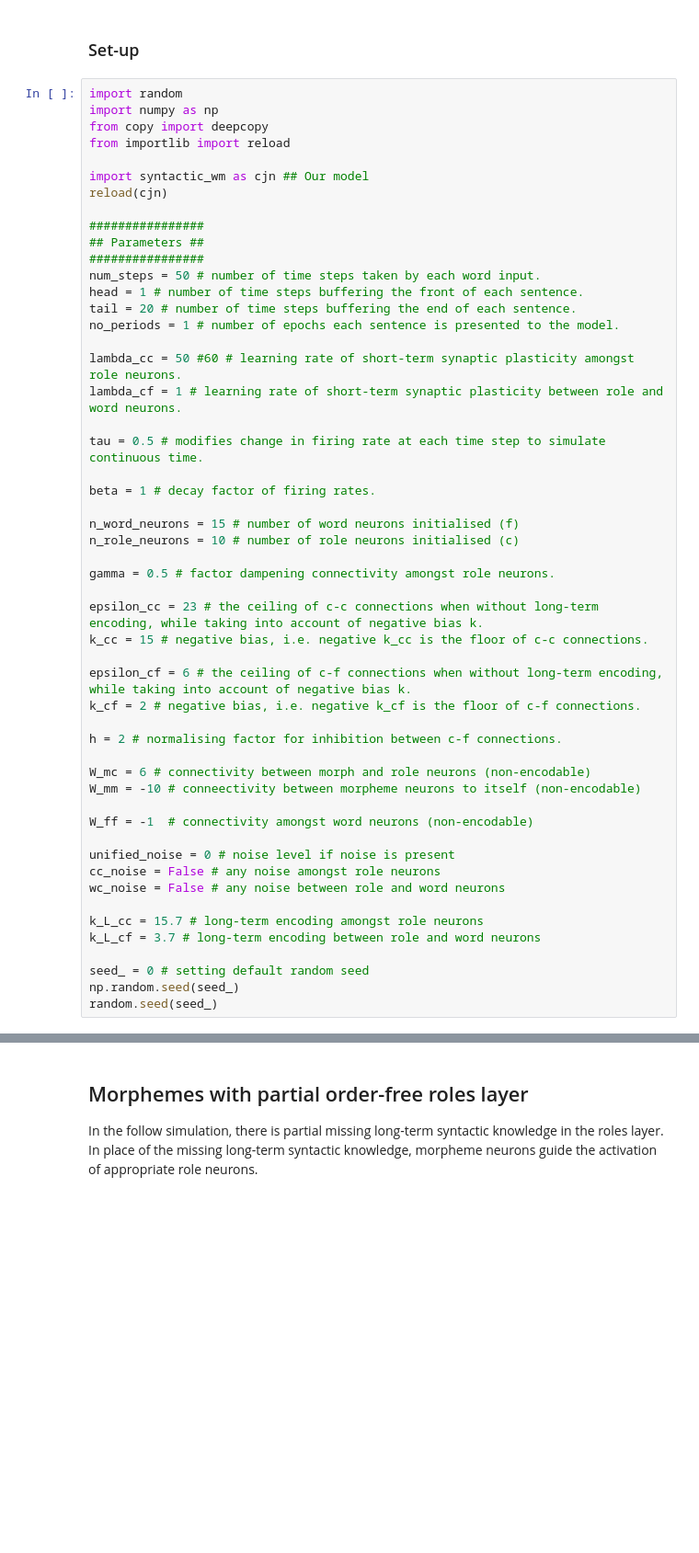
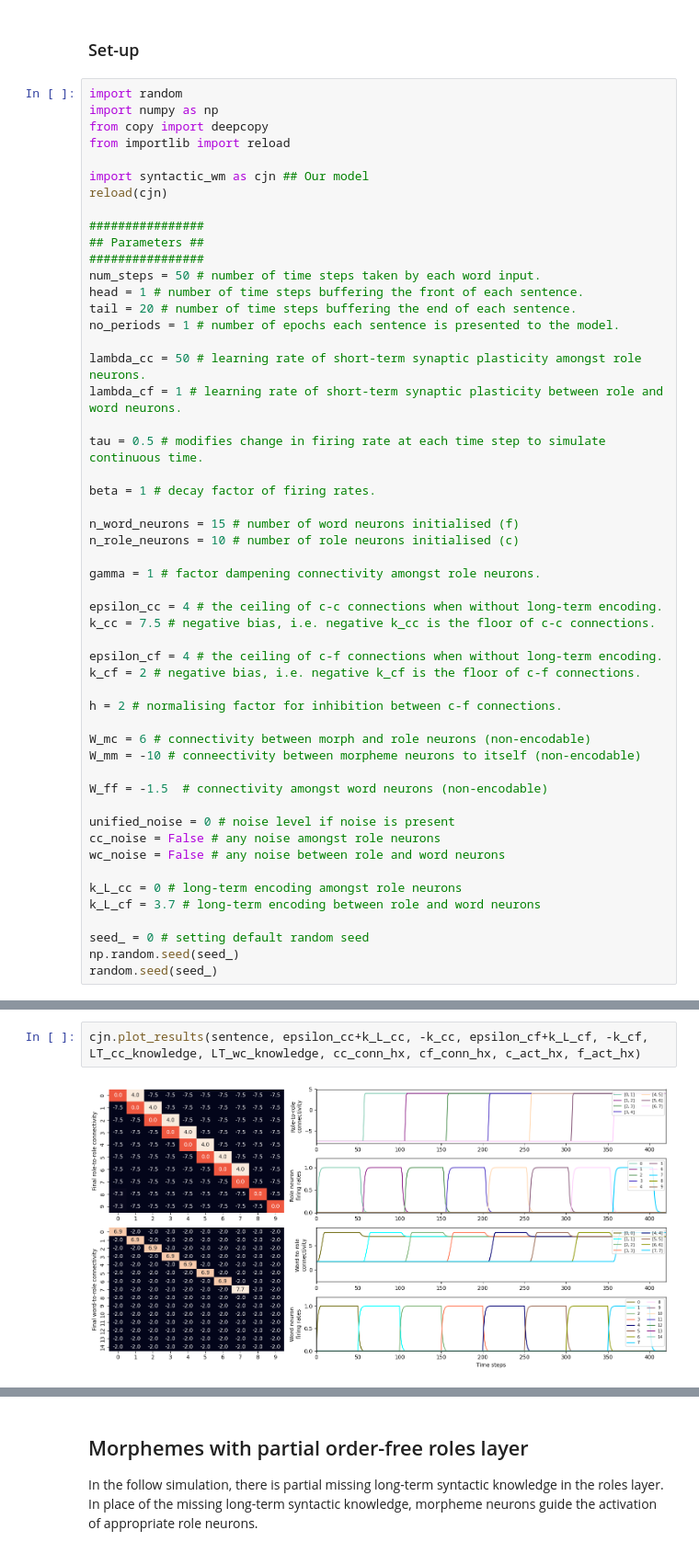
Before and after one commit to linsun2020/Syntactic_WM, a Jupyter notebook: Morphemic language.ipynb, the cells around one changed output, grey strips where cells are left out. Shown: that part at 92% size. Saved outputs shown, nothing was run; the diff lists cells and outputs as text; blank space fills up the shorter version.

```diff
--- a/Morphemic language.ipynb
+++ b/Morphemic language.ipynb
@@ -19,7 +19,7 @@ head = 1 # number of time steps buffering the front of each sentence.
 tail = 20 # number of time steps buffering the end of each sentence.
 no_periods = 1 # number of epochs each sentence is presented to the model.
 
-lambda_cc = 50 #60 # learning rate of short-term synaptic plasticity amongst role neurons.
+lambda_cc = 50 # learning rate of short-term synaptic plasticity amongst role neurons.
 lambda_cf = 1 # learning rate of short-term synaptic plasticity between role and word neurons.
 
 tau = 0.5 # modifies change in firing rate at each time step to simulate continuous time.
@@ -29,12 +29,12 @@ beta = 1 # decay factor of firing rates.
 n_word_neurons = 15 # number of word neurons initialised (f)
 n_role_neurons = 10 # number of role neurons initialised (c)
 
-gamma = 0.5 # factor dampening connectivity amongst role neurons.
+gamma = 1 # factor dampening connectivity amongst role neurons.
 
-epsilon_cc = 23 # the ceiling of c-c connections when without long-term encoding, while taking into account of negative bias k.
-k_cc = 15 # negative bias, i.e. negative k_cc is the floor of c-c connections.
+epsilon_cc = 4 # the ceiling of c-c connections when without long-term encoding.
+k_cc = 7.5 # negative bias, i.e. negative k_cc is the floor of c-c connections.
 
-epsilon_cf = 6 # the ceiling of c-f connections when without long-term encoding, while taking into account of negative bias k.
+epsilon_cf = 4 # the ceiling of c-f connections when without long-term encoding.
 k_cf = 2 # negative bias, i.e. negative k_cf is the floor of c-f connections.
 
 h = 2 # normalising factor for inhibition between c-f connections.
@@ -42,13 +42,13 @@ h = 2 # normalising factor for inhibition between c-f connections.
 W_mc = 6 # connectivity between morph and role neurons (non-encodable)
 W_mm = -10 # conneectivity between morpheme neurons to itself (non-encodable)
 
-W_ff = -1  # connectivity amongst word neurons (non-encodable)
+W_ff = -1.5  # connectivity amongst word neurons (non-encodable)
 
 unified_noise = 0 # noise level if noise is present
 cc_noise = False # any noise amongst role neurons
 wc_noise = False # any noise between role and word neurons
 
-k_L_cc = 15.7 # long-term encoding amongst role neurons
+k_L_cc = 0 # long-term encoding amongst role neurons
 k_L_cf = 3.7 # long-term encoding between role and word neurons
 
 seed_ = 0 # setting default random seed
@@ -56,0 +125,4 @@ random.seed(seed_)
+# %%
+cjn.plot_results(sentence, epsilon_cc+k_L_cc, -k_cc, epsilon_cf+k_L_cf, -k_cf, LT_cc_knowledge, LT_wc_knowledge, cc_conn_hx, cf_conn_hx, c_act_hx, f_act_hx)
+# %% [output]
+[figure, added]
```
Also changed, not shown: parts of 9 cells of this notebook.
